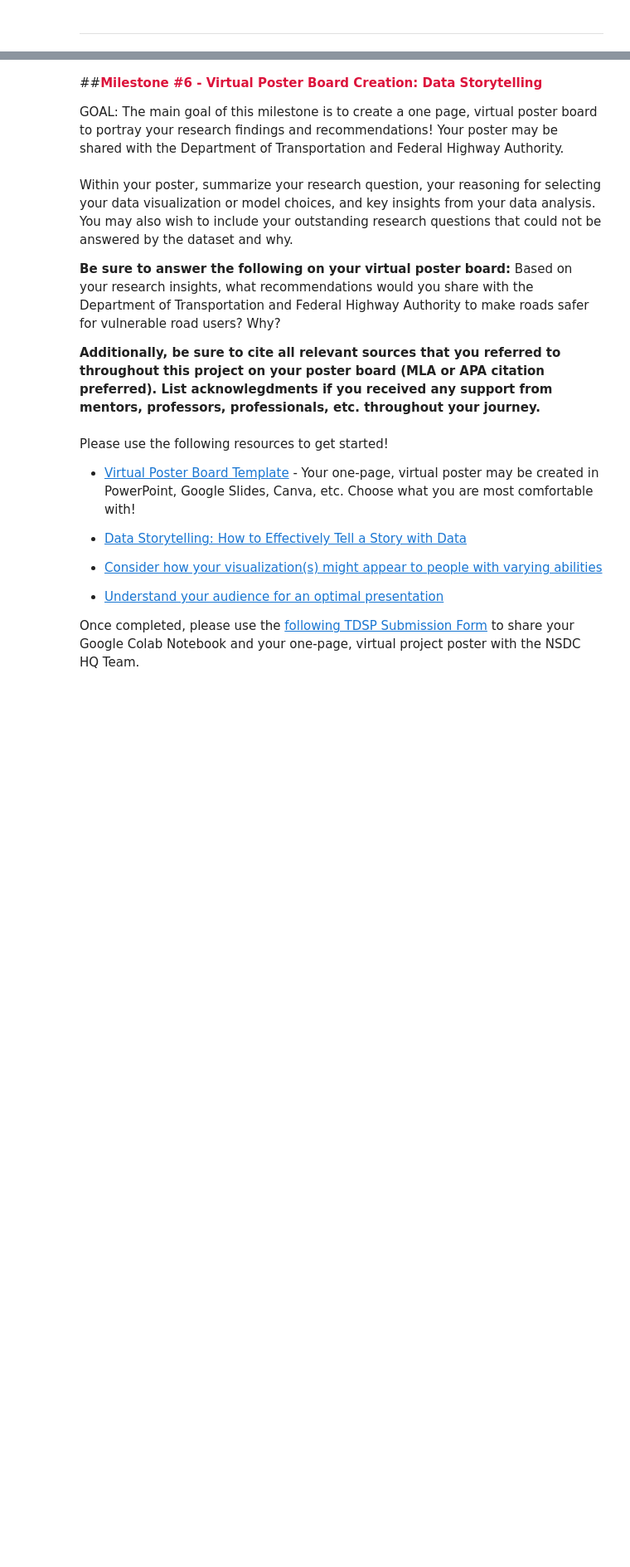
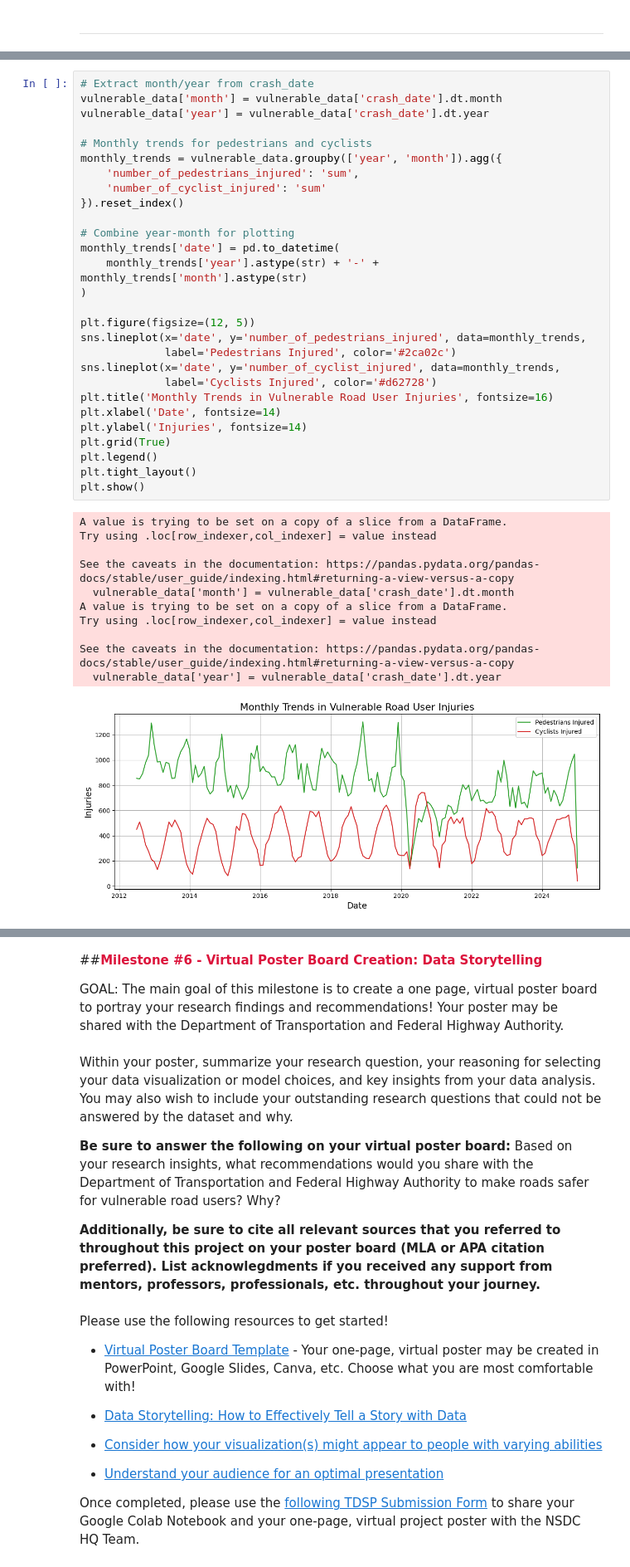
Before and after one commit to Raswanth-Prasath/TDSP, a Jupyter notebook: EXPLORER_ACCELERATOR_Transportation_Data_Science_Project_(TDSP).ipynb, the cells around one changed output, grey strips where cells are left out. Shown at 83% size. Saved outputs shown, nothing was run; the diff lists cells and outputs as text; blank space fills up the shorter version.

```diff
--- a/EXPLORER_ACCELERATOR_Transportation_Data_Science_Project_(TDSP).ipynb
+++ b/EXPLORER_ACCELERATOR_Transportation_Data_Science_Project_(TDSP).ipynb
@@ -931,0 +967,40 @@ plt.show()
+# %%
+# Extract month/year from crash_date
+vulnerable_data['month'] = vulnerable_data['crash_date'].dt.month
+vulnerable_data['year'] = vulnerable_data['crash_date'].dt.year
+
+# Monthly trends for pedestrians and cyclists
+monthly_trends = vulnerable_data.groupby(['year', 'month']).agg({
+    'number_of_pedestrians_injured': 'sum',
+    'number_of_cyclist_injured': 'sum'
+}).reset_index()
+
+# Combine year-month for plotting
+monthly_trends['date'] = pd.to_datetime(
+    monthly_trends['year'].astype(str) + '-' + monthly_trends['month'].astype(str)
+)
+
+plt.figure(figsize=(12, 5))
+sns.lineplot(x='date', y='number_of_pedestrians_injured', data=monthly_trends,
+             label='Pedestrians Injured', color='#2ca02c')
+sns.lineplot(x='date', y='number_of_cyclist_injured', data=monthly_trends,
+             label='Cyclists Injured', color='#d62728')
+plt.title('Monthly Trends in Vulnerable Road User Injuries', fontsize=16)
+plt.xlabel('Date', fontsize=14)
+plt.ylabel('Injuries', fontsize=14)
+plt.grid(True)
+plt.legend()
+plt.tight_layout()
+plt.show()
+# %% [output]
+A value is trying to be set on a copy of a slice from a DataFrame.
+Try using .loc[row_indexer,col_indexer] = value instead
+
+See the caveats in the documentation: https://pandas.pydata.org/pandas-docs/stable/user_guide/indexing.html#returning-a-view-versus-a-copy
+  vulnerable_data['month'] = vulnerable_data['crash_date'].dt.month
+A value is trying to be set on a copy of a slice from a DataFrame.
+Try using .loc[row_indexer,col_indexer] = value instead
+
+See the caveats in the documentation: https://pandas.pydata.org/pandas-docs/stable/user_guide/indexing.html#returning-a-view-versus-a-copy
+  vulnerable_data['year'] = vulnerable_data['crash_date'].dt.year
+[figure, added]
```
Also changed, not shown: parts of 9 cells of this notebook.
